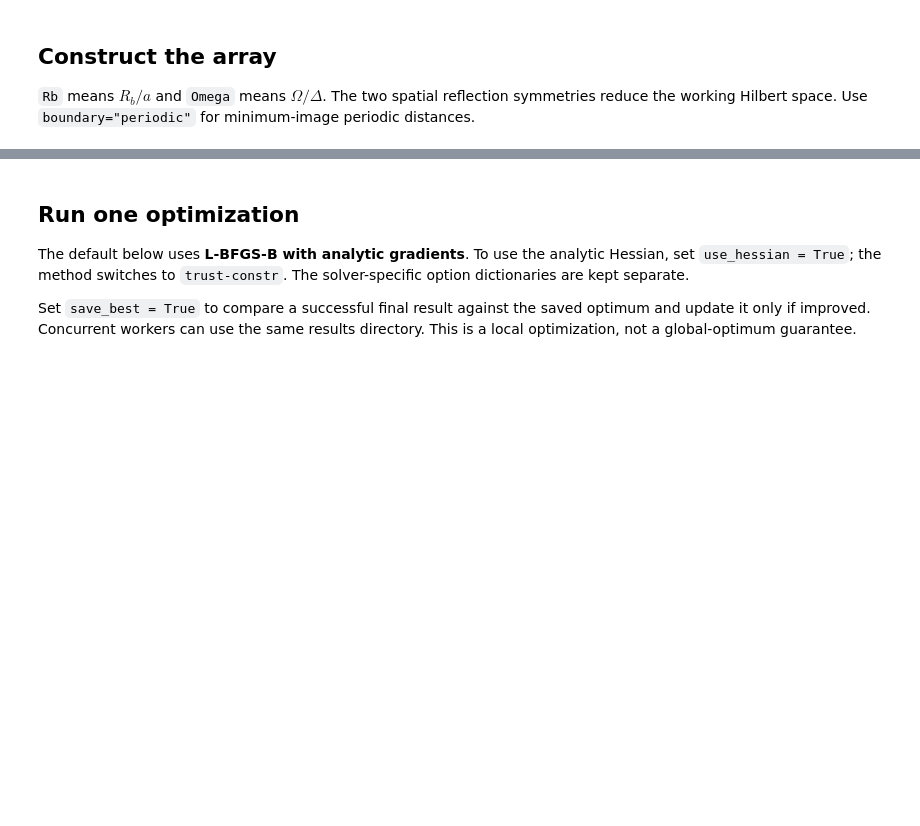
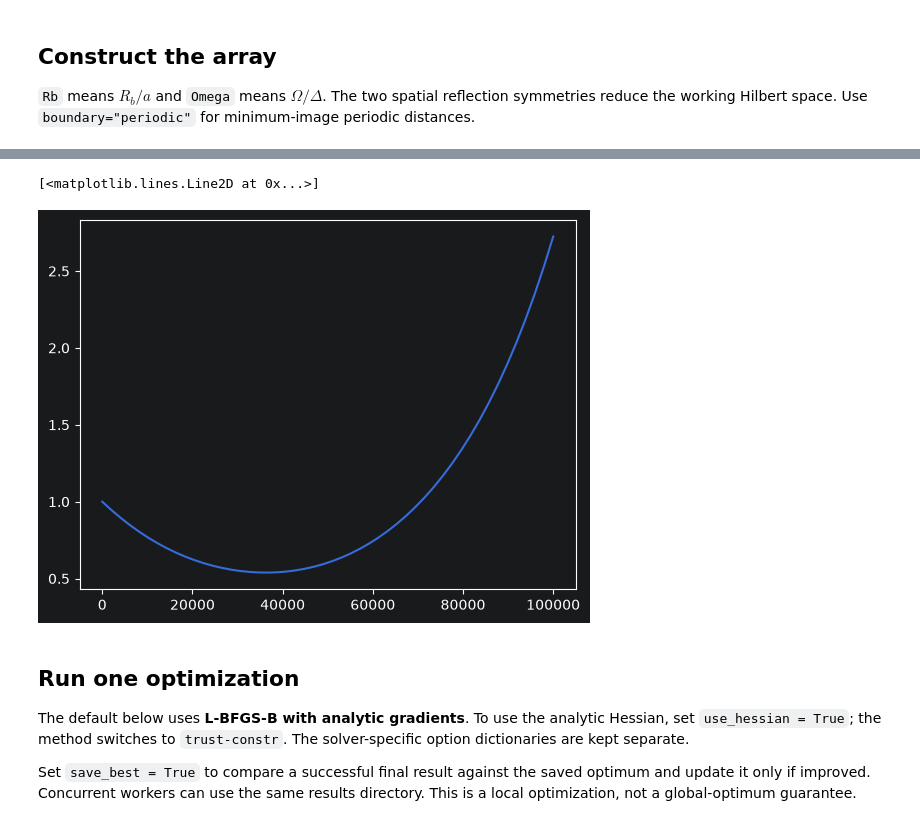
Before and after one commit to Nama-gem/VarOpt_MultiBody, a Jupyter notebook: example_optimization.ipynb, the cells around one changed output, grey strips where cells are left out. Cells and saved outputs as stored; diff of their text form; code cells hidden in the pictures; blank space fills up the shorter version.

```diff
--- a/example_optimization.ipynb
+++ b/example_optimization.ipynb
@@ -152,7 +151,7 @@ reflection symmetries reduce the working Hilbert space. Use
 `boundary="periodic"` for minimum-image periodic distances.
 # %%
 arr = ConstructSquareArray(
-    Lx=4, Ly=4, Rb=2, Omega=0.5, n=6,
+    Lx=4, Ly=4, Rb=2, Omega=0.1, n=6,
     boundary="open", backend="quspin", use_reflections=True,
 )
 print(f"Basis: {arr.dim:,} / {arr.full_dim:,} amplitudes")
@@ -167,3 +197,10 @@ Loaded single-pulse minimum time: 164.36929
+# %%
+t = np.linspace(0, 100000)
+
+plt.plot(t, np.array([arr.evaluate_gate_sequence_squeezing(t[i], ['Iz_echo'], False) for i in range(len(t))]))
+# %% [output]
+[<matplotlib.lines.Line2D at 0x...>]
+[figure, added]
 # %% [markdown]
 ## Run one optimization
 
```
Also changed, not shown: parts of 4 cells of this notebook, 2 other files.
